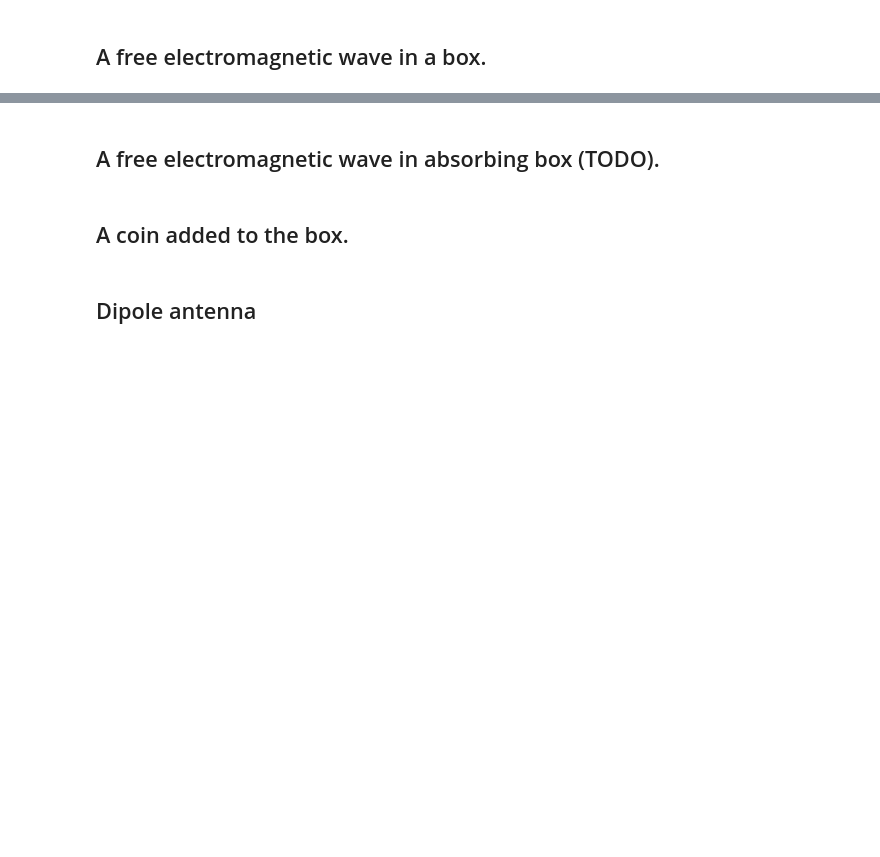
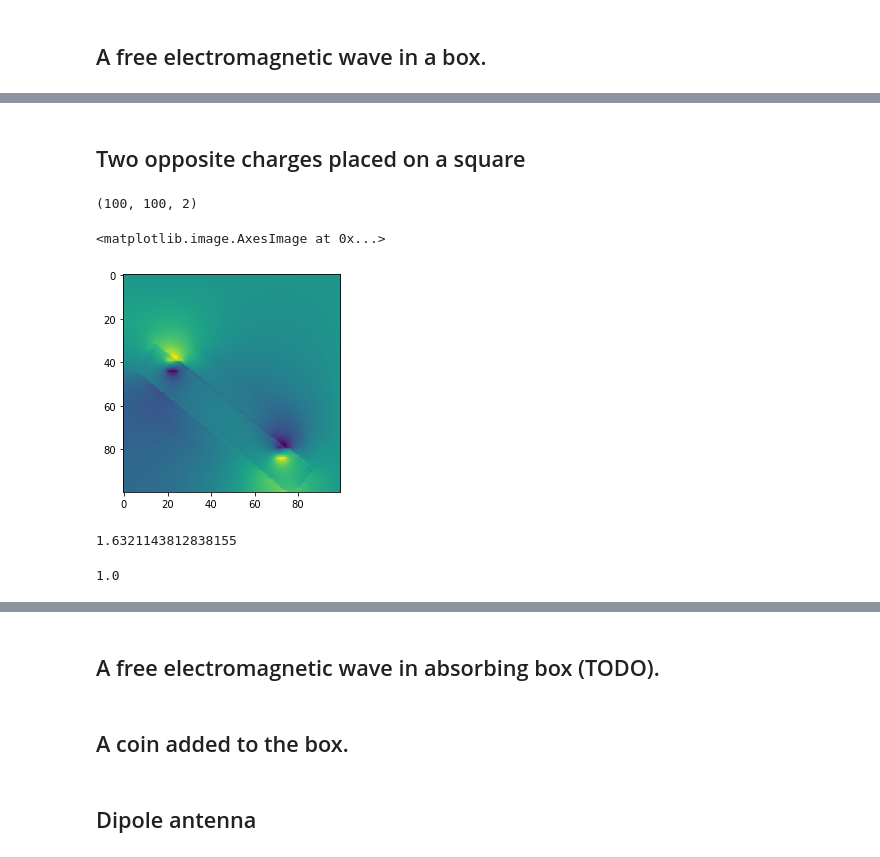
Before and after one commit to OliverSkocek/maxwell, a Jupyter notebook: notebooks/maxwell_2d_notebook.ipynb, the cells around one changed output, grey strips where cells are left out. Saved outputs shown, nothing was run; the diff lists cells and outputs as text; code cells hidden in the pictures; blank space fills up the shorter version.

```diff
--- a/notebooks/maxwell_2d_notebook.ipynb
+++ b/notebooks/maxwell_2d_notebook.ipynb
@@ -63,0 +37,2 @@ B, E, I, p = mwell.evolve(magnetic_field_callable,
+# %% [markdown]
+## Two opposite charges placed on a square
@@ -63,0 +50,9 @@ B, E, I, p = mwell.evolve(magnetic_field_callable,
+# %%
+E.shape
+# %% [output]
+(100, 100, 2)
+# %%
+plt.imshow(E[:,:,1])
+# %% [output]
+<matplotlib.image.AxesImage at 0x...>
+[figure, added]
@@ -63,0 +73,8 @@ B, E, I, p = mwell.evolve(magnetic_field_callable,
+# %%
+np.max(p)
+# %% [output]
+1.6321143812838155
+# %%
+np.max(r)
+# %% [output]
+1.0
```
Also changed, not shown: parts of 17 cells of this notebook, 1 other file.
